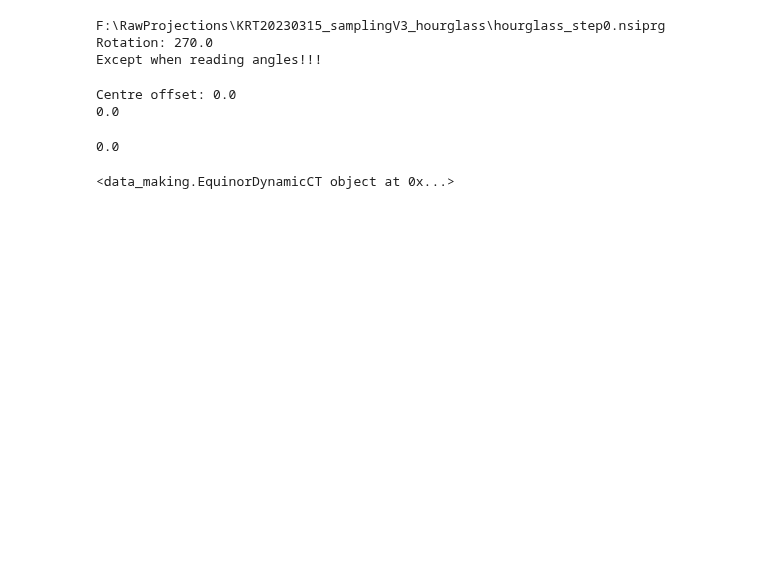
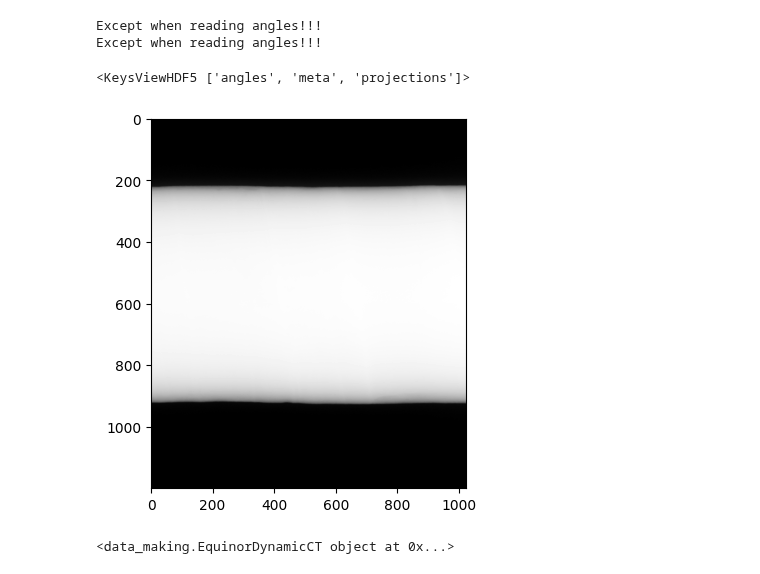
Before and after one commit to RubenDragland/4D_CT, a Jupyter notebook: CT/process_n_reconstruct.ipynb, the cells around one changed output. Cells and saved outputs as stored; diff of their text form; code cells hidden in the pictures; blank space fills up the shorter version.

```diff
--- a/CT/process_n_reconstruct.ipynb
+++ b/CT/process_n_reconstruct.ipynb
@@ -34,20 +37,17 @@ preprocess = DynamicProjectionsEQNR(
         roi=roi,
         rotation=rot,
     )
+preprocess = ProjectionsEQNR(
+    root,
+    expname,
+    oroot,
+    numProj,
+    correction_parent= correction,
+    roi = roi
+)
 # %% [output]
-F:\RawProjections\KRT20230315_samplingV3_hourglass\hourglass_step0.nsiprg
-Rotation: 270.0
 Except when reading angles!!!
+Except when reading angles!!!
-# %%
-cor = preprocess.find_centre_rotation()
-print(cor)
-# %% [output]
-Centre offset: 0.0
-0.0
-# %%
-print(cor)
-# %% [output]
-0.0
 # %%
 preprocess()
 # %%
@@ -58,3 +59,18 @@ rec_class = dm.EquinorDynamicCT(root_processed, expname, rec_oroot, rec_oname)
+# %%
+import h5py
+o = os.path.join(rec_oroot, f"{rec_oname}.h5")
+f = os.path.join(root_processed, f"{expname}.h5")
+
+# rec_class.reconstruct_target(o, f, 0)
+with h5py.File(f, "r") as file:
+    print(file.keys())
+    data = np.array(file["projections"])
+
+plt.imshow(data[15], cmap="gray")
+plt.show()
+# %% [output]
+<KeysViewHDF5 ['angles', 'meta', 'projections']>
+[figure, added]
 # %%
 print(rec_class)
 
```
Also changed, not shown: parts of 7 cells of this notebook, 12 other files.
